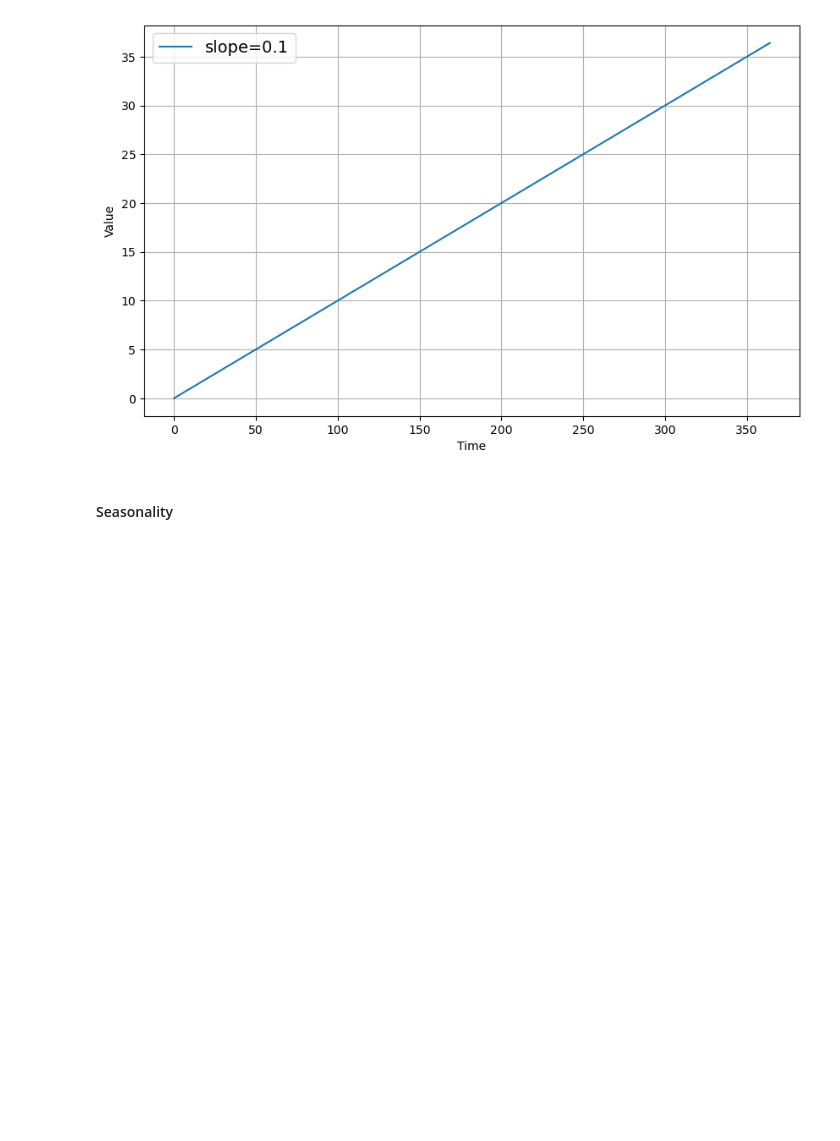
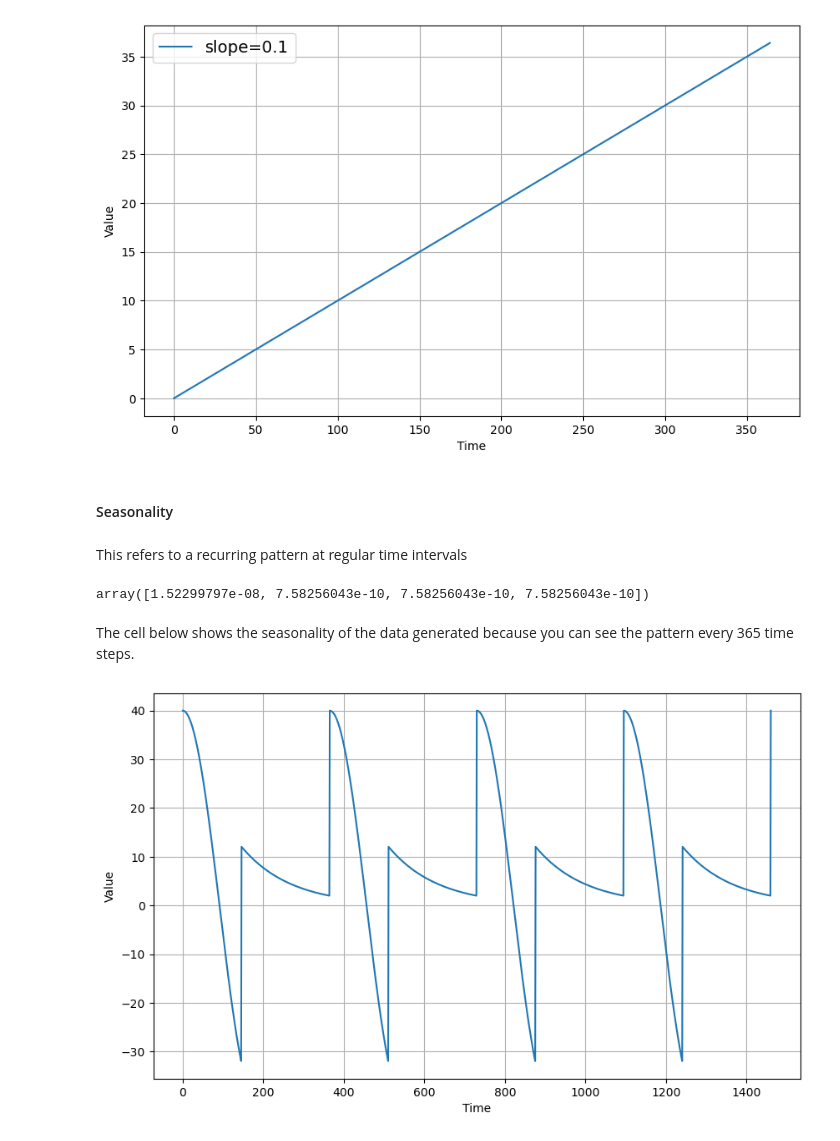
Before and after one commit to karamalhanatleh/DeepLearning.AI-TensorFlow-Developer-Professional, a Jupyter notebook: Sequences, Time Series and Prediction/Week1/Time Series Plots.ipynb, the cells around one changed output. Drawn from its saved outputs; the diff is of its cells as text; code cells hidden in the pictures; blank space fills up the shorter version.

```diff
--- a/Sequences, Time Series and Prediction/Week1/Time Series Plots.ipynb
+++ b/Sequences, Time Series and Prediction/Week1/Time Series Plots.ipynb
@@ -72,3 +72,34 @@ plot_series(time , series , label=[f'slope={slope}'])
 [figure]
 # %% [markdown]
 #### Seasonality
+# %% [markdown]
+ This refers to a recurring pattern at regular time intervals
+# %%
+def seasonal_pattern(seasson_time):
+    data_pattern = np.where(seasson_time<0.4 ,
+                           np.cos(seasson_time*2* np.pi),
+
+                           1/np.exp(3*seasson_time)
+                           )
+    return data_pattern
+# %%
+seasonal_pattern(np.array([6,7,7,7]))
+# %% [output]
+array([1.52299797e-08, 7.58256043e-10, 7.58256043e-10, 7.58256043e-10])
+# %%
+def seasonality(time , period , amplitude= 1 , phase=0):
+    season_time =((time+phase) % period ) / period
+
+    data_pattern = amplitude* seasonal_pattern(season_time)
+    return data_pattern
+# %% [markdown]
+The cell below shows the seasonality of the data generated because you can see the pattern every 365 time steps.
+# %%
+# Generate time steps
+time = np.arange(4*365+1)
+period= 365
+amplitude=40
+series =seasonality(time , period , amplitude)
+plot_series(time , series)
+# %% [output]
+[figure, added]
```
Also changed, not shown: parts of 22 cells of this notebook, 1 other file.
